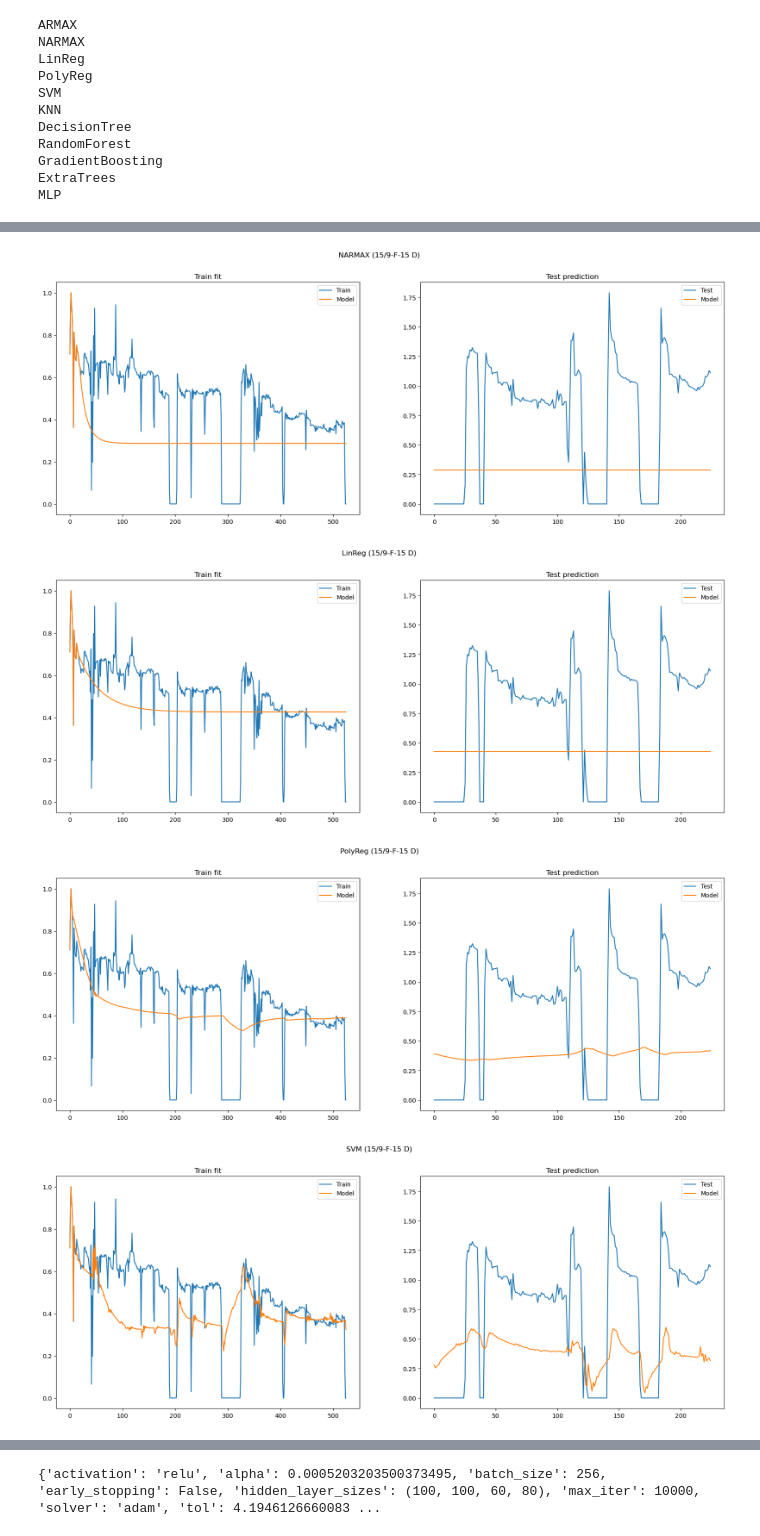
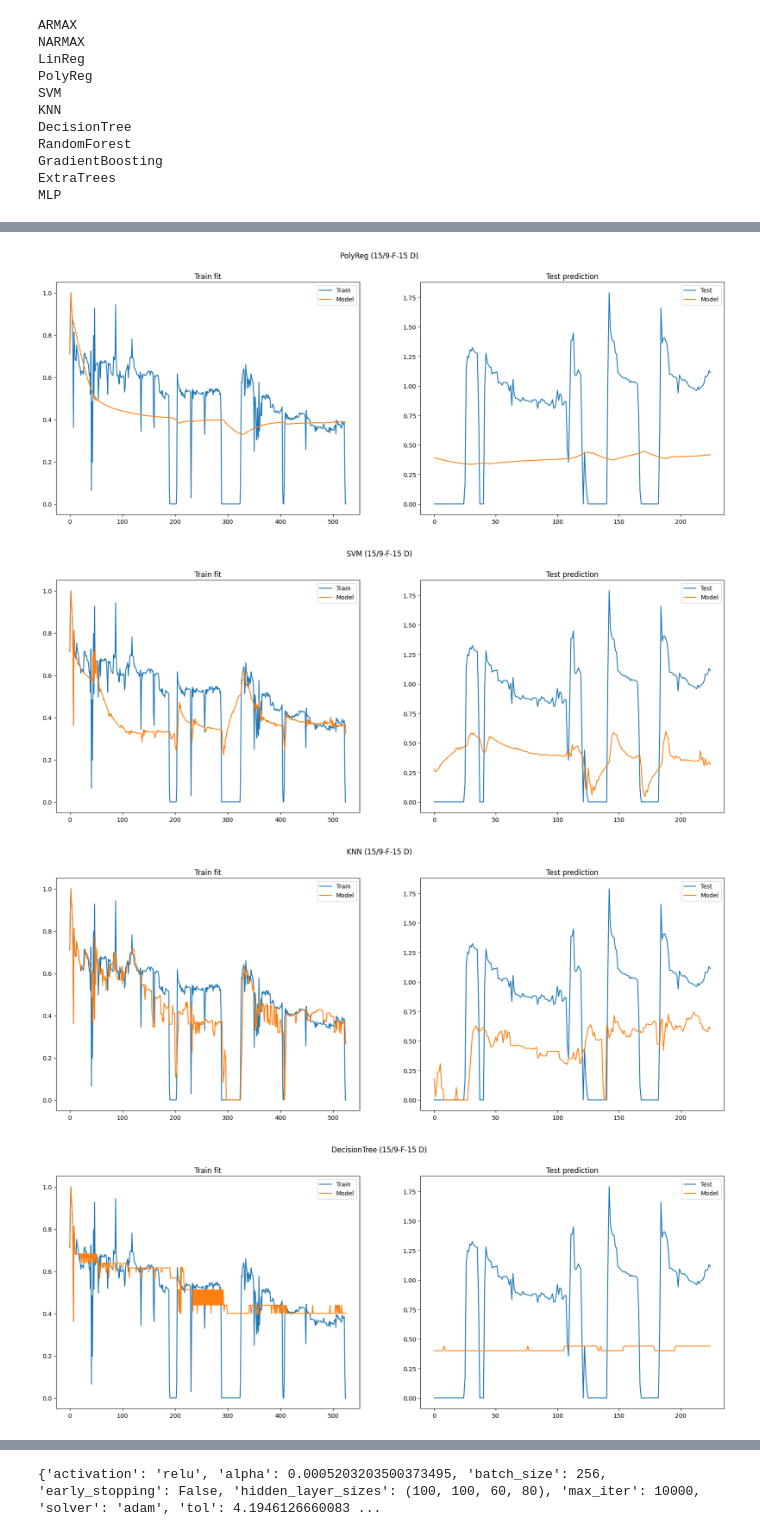
Before and after one commit to prj-phcp/sklearn-sid, a Jupyter notebook: Volve-Dataset/IntegratedSISO.EXPORT.W2.ipynb, the cells around one changed output, grey strips where cells are left out. Cells and saved outputs as stored; diff of their text form; code cells hidden in the pictures.

```diff
--- a/Volve-Dataset/IntegratedSISO.EXPORT.W2.ipynb
+++ b/Volve-Dataset/IntegratedSISO.EXPORT.W2.ipynb
@@ -419,7 +421,7 @@ MLP
 orders = range(2,21)
 prefix = 'SISO.W2'
 #Loop principal, iterando sobre as listas
-for model in models:
+for model in models[2:]:
 
     fig, ax = plt.subplots(ncols=2, nrows=1, figsize=(20,7))
 
@@ -474,29 +476,18 @@ for model in models:
             best_r2_tr_osa = r2_tr_osa
             best_r2_te_osa = r2_te_osa
             best_order = order
-            best_model = sidmodel
+            best_model = copy.deepcopy(sidmodel)
         order_progression['MODEL'].append(model_name)
         order_progression['ORDER'].append(order)
         order_progression['R2 TRAIN OSA'].append(r2_tr_osa)
         order_progression['R2 TEST OSA'].append(r2_te_osa)
         order_progression['R2 TRAIN FS'].append(r2_tr_fs)
         order_progression['R2 TEST FS'].append(r2_te_fs)
-        order_progression['MODEL OBJ'].append(sidmodel)
+        order_progression['MODEL OBJ'].append(copy.deepcopy(sidmodel))
         print('        R2 score OSA (Train):', r2_tr_osa)
         print('        R2 score OSA (Test):', r2_te_osa)
         print('        R2 score FS (Train):', r2_tr_fs)
         print('        R2 score FS (Test):', r2_te_fs)
-
-    if hasattr(sidmodel, 'nX'): # is from our package
-        best_model.nX = best_order
-        best_model.ny = best_order
-    else:
-        best_model.xlag = [best_order]*X1_tr.shape[1]
-        best_model.ylag = best_order
-        best_model.elag = best_order
-    with warnings.catch_warnings():
-            warnings.simplefilter("ignore")
-            best_model.fit(X=X1_tr, y=y_tr)
     print()
     print('    Tempo de execução: {}'.format(datetime.now() - t0))
     print('    Best Order:', best_order)
@@ -514,7 +505,7 @@ for model in models:
     ax[1].set_title(f'Test prediction')
     ax[1].legend()
     fig.suptitle(f'{model_name} ({case})')
-    fig.savefig(os.path.join(os.getcwd(),'outputs',f'{prefix}_{model_name}.png'))
+    fig.savefig(os.path.join(os.getcwd(),'outputs', 'test_runs',f'{prefix}_{model_name}.pdf'))
     print()
 
     results['MODEL'].append(model_name)
@@ -523,9 +514,9 @@ for model in models:
     results['R2 TEST OSA'].append(best_r2_te_osa)
     results['R2 TRAIN FS'].append(best_r2_tr_fs)
     results['R2 TEST FS'].append(best_r2_te_fs)
-    results['MODEL OBJ'].append(sidmodel)
+    results['MODEL OBJ'].append(best_model)
     try:
-        results['PARS'].append(sidmodel.estimator.best_params_)
+        results['PARS'].append(best_model.estimator.best_params_)
     except Exception:
-        results['PARS'].append(sidmodel.final_model)
+        results['PARS'].append(best_model.final_model)
 # %% [output]
@@ -550,4 +541,4 @@ Starting evaluation of model: ARMAX
-[figure, old version]
+[figure, new version]
-[figure, old version]
+[figure, new version]
-[figure, old version]
+[figure, new version]
-[figure, old version]
+[figure, new version]
```
Also changed, not shown: parts of 8 cells of this notebook, 19 other files.
